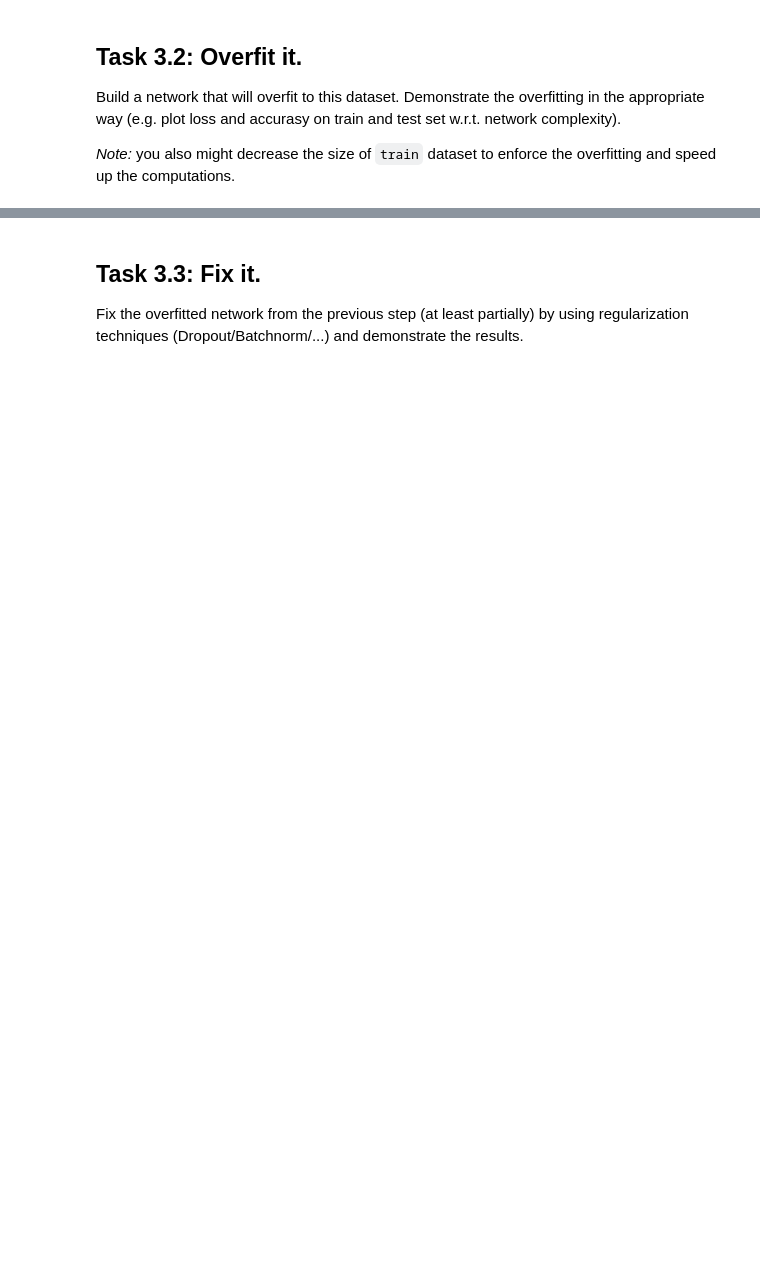
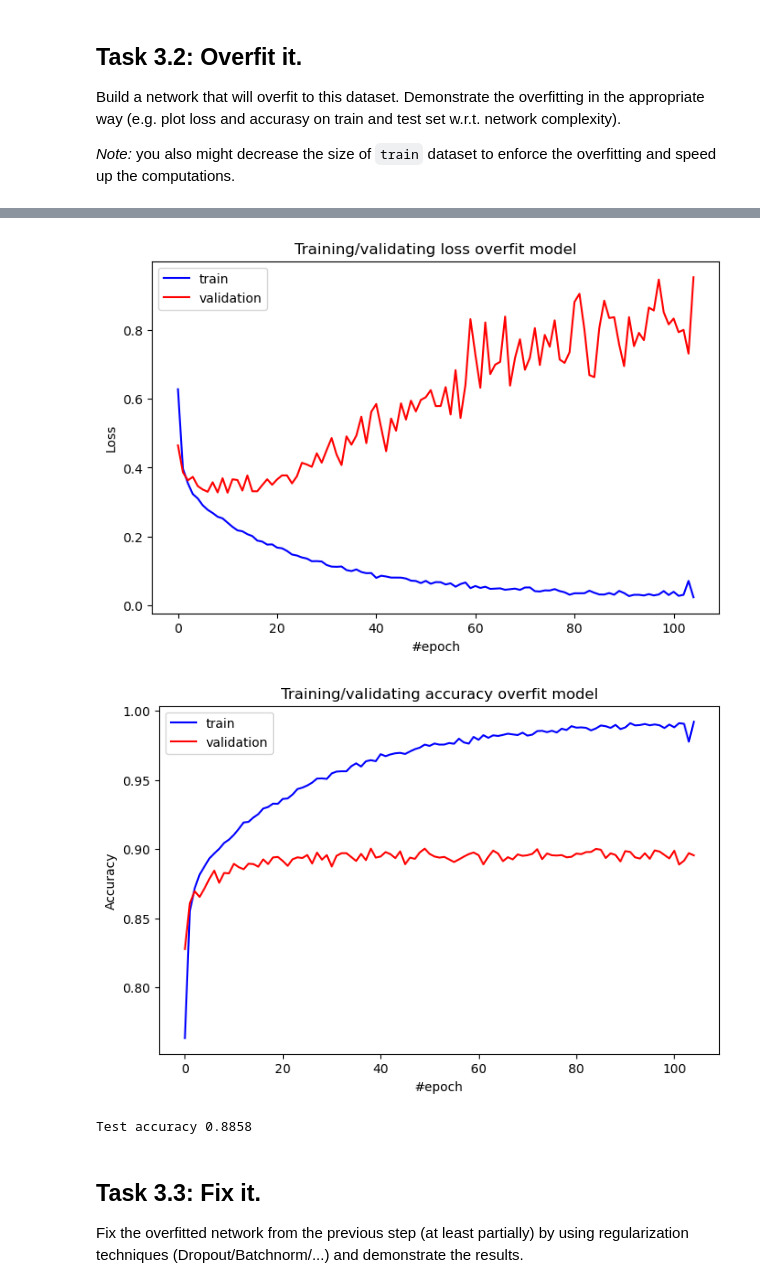
Before and after one commit to i80287/deep-learning-course, a Jupyter notebook: hw01/1_Hw_Students.ipynb, the cells around one changed output, grey strips where cells are left out. Cells and saved outputs as stored; diff of their text form; code cells hidden in the pictures; blank space fills up the shorter version.

```diff
--- a/hw01/1_Hw_Students.ipynb
+++ b/hw01/1_Hw_Students.ipynb
@@ -598,18 +597,19 @@ Build a network that will overfit to this dataset. Demonstrate the overfitting i
 class OverfittingNeuralNetwork(nn.Module):
     def __init__(self, input_shape=28*28, num_classes=10, input_channels=1):
         super(self.__class__, self).__init__()
-        hidden_size = 2000
         self.model = nn.Sequential(
             nn.Flatten(),
-            nn.Linear(in_features=input_shape * input_channels, out_features=hidden_size, bias=True),
-            nn.Sigmoid(),
-            nn.Linear(in_features=hidden_size, out_features=hidden_size, bias=True),
+            nn.Linear(in_features=input_shape * input_channels, out_features=360, bias=True),
             nn.ReLU(),
-            nn.Linear(in_features=hidden_size, out_features=hidden_size, bias=True),
+            nn.Linear(in_features=360, out_features=900, bias=True),
             nn.ReLU(),
-            nn.Linear(in_features=hidden_size, out_features=hidden_size, bias=True),
+            nn.Linear(in_features=900, out_features=900, bias=True),
             nn.ReLU(),
-            nn.Linear(in_features=hidden_size, out_features=num_classes, bias=True),
+            nn.Linear(in_features=900, out_features=900, bias=True),
+            nn.ReLU(),
+            nn.Linear(in_features=900, out_features=900, bias=True),
+            nn.ReLU(),
+            nn.Linear(in_features=900, out_features=num_classes, bias=True),
         )
 
     def mutable_parameters(self):
@@ -627,15 +644,21 @@ torchsummary.summary(OverfittingNeuralNetwork().to(DEVICE), (28*28,))
 # %%
+np.random.seed(90540934)
+torch.manual_seed(32744932)
+
 overfit_model = OverfittingNeuralNetwork().to(DEVICE)
-opt = torch.optim.Adam(params=tiny_model.mutable_parameters(), lr=3.5e-4)
+opt = torch.optim.Adam(params=overfit_model.mutable_parameters())
 loss_func = F.cross_entropy
-n_epoch = 30
+n_epoch = 105
 
 train_val_loop(
     overfit_model,
     train_loader=train_loader,
     val_loader=val_loader,
     name='overfit model',
     optimizer=opt,
     criterion=loss_func,
     n_epoch=n_epoch
 )
+# %% [output]
+[figure, added]
+[figure, added]
@@ -644,3 +665,7 @@ train_val_loop(
+# %%
+test_accuracy(overfit_model)
+# %% [output]
+Test accuracy 0.8858
 # %% [markdown]
 ## Task 3.3: Fix it.
 Fix the overfitted network from the previous step (at least partially) by using regularization techniques (Dropout/Batchnorm/...) and demonstrate the results.
```
Also changed, not shown: parts of 27 cells of this notebook.
